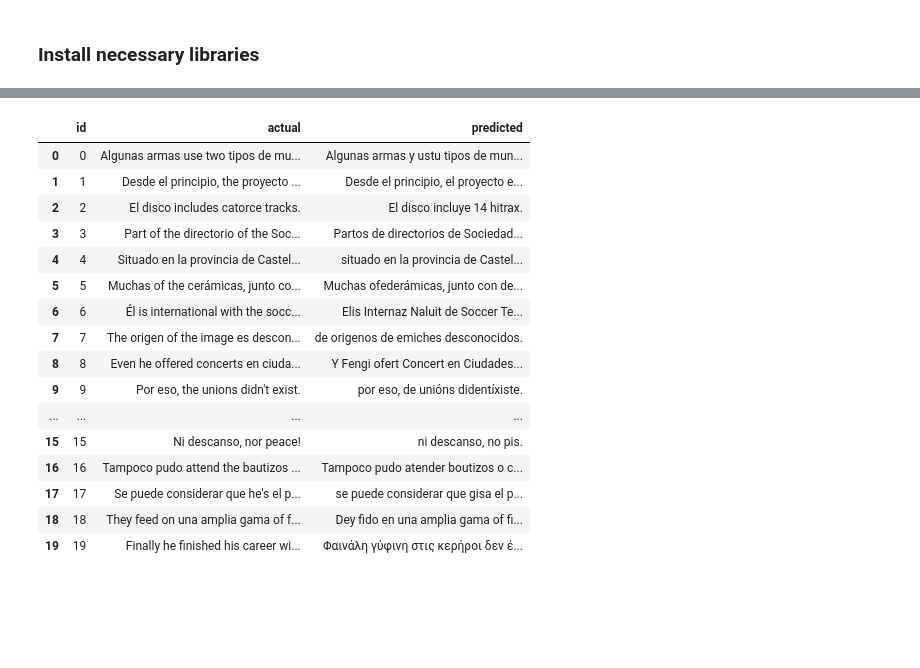
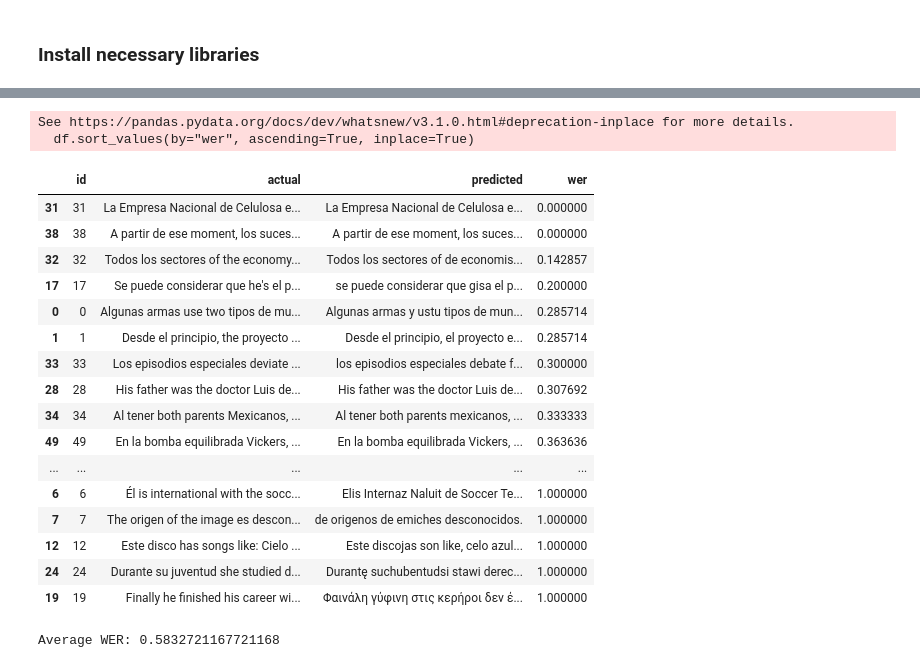
Before and after one commit to nielsenash/code-switching, a Jupyter notebook: code-switching.ipynb, the cells around one changed output, grey strips where cells are left out. Cells and saved outputs as stored; diff of their text form; code cells hidden in the pictures; blank space fills up the shorter version.

Commit message:
WER for code-switching samples

```diff
--- a/code-switching.ipynb
+++ b/code-switching.ipynb
@@ -121,7 +216,7 @@ for i in range(5):
 # %%
 import pandas as pd
 
-num_samples = min(20, len(dataset))
+num_samples = min(50, len(dataset))
 
 results = []
 
@@ -142,23 +237,44 @@ for i in range(num_samples):
     })
 
 df = pd.DataFrame(results)
-
-display(df)
-# %% [output]
-|  | id | actual | predicted |
-| 0 | 0 | Algunas armas use two tipos de mu... | Algunas armas y ustu tipos de mun... |
-| 1 | 1 | Desde el principio, the proyecto ... | Desde el principio, el proyecto e... |
-| 2 | 2 | El disco includes catorce tracks. | El disco incluye 14 hitrax. |
-| 3 | 3 | Part of the directorio of the Soc... | Partos de directorios de Sociedad... |
-| 4 | 4 | Situado en la provincia de Castel... | situado en la provincia de Castel... |
-| 5 | 5 | Muchas of the cerámicas, junto co... | Muchas ofederámicas, junto con de... |
-| 6 | 6 | Él is international with the socc... | Elis Internaz Naluit de Soccer Te... |
-| 7 | 7 | The origen of the image es descon... | de origenos de emiches desconocidos. |
-| 8 | 8 | Even he offered concerts en ciuda... | Y Fengi ofert Concert en Ciudades... |
-| 9 | 9 | Por eso, the unions didn't exist. | por eso, de unións didentíxiste. |
-| ... | ... | ... | ... |
-| 15 | 15 | Ni descanso, nor peace! | ni descanso, no pis. |
-| 16 | 16 | Tampoco pudo attend the bautizos ... | Tampoco pudo atender boutizos o c... |
-| 17 | 17 | Se puede considerar que he's el p... | se puede considerar que gisa el p... |
-| 18 | 18 | They feed on una amplia gama of f... | Dey fido en una amplia gama of fi... |
-| 19 | 19 | Finally he finished his career wi... | Φαινάλη γύφινη στις κερήροι δεν έ... |
+# %%
+# none of the predictions are exactly correct
+
+df["exactly_correct"] = df["actual"] == df["predicted"]
+# %%
+from jiwer import wer
+
+df["wer"] = [
+    wer(actual, predicted)
+    for actual, predicted in zip(
+        df["actual"],
+        df["predicted"]
+    )
+]
+
+df.sort_values(by="wer", ascending=True, inplace=True)
+
+display(df[["id", "actual", "predicted", "wer"]])
+
+print("Average WER:", df["wer"].mean())
+# %% [output]
+See https://pandas.pydata.org/docs/dev/whatsnew/v3.1.0.html#deprecation-inplace for more details.
+  df.sort_values(by="wer", ascending=True, inplace=True)
+|  | id | actual | predicted | wer |
+| 31 | 31 | La Empresa Nacional de Celulosa e... | La Empresa Nacional de Celulosa e... | 0.000000 |
+| 38 | 38 | A partir de ese moment, los suces... | A partir de ese moment, los suces... | 0.000000 |
+| 32 | 32 | Todos los sectores of the economy... | Todos los sectores of de economis... | 0.142857 |
+| 17 | 17 | Se puede considerar que he's el p... | se puede considerar que gisa el p... | 0.200000 |
+| 0 | 0 | Algunas armas use two tipos de mu... | Algunas armas y ustu tipos de mun... | 0.285714 |
+| 1 | 1 | Desde el principio, the proyecto ... | Desde el principio, el proyecto e... | 0.285714 |
+| 33 | 33 | Los episodios especiales deviate ... | los episodios especiales debate f... | 0.300000 |
+| 28 | 28 | His father was the doctor Luis de... | His father was the doctor Luis de... | 0.307692 |
+| 34 | 34 | Al tener both parents Mexicanos, ... | Al tener both parents mexicanos, ... | 0.333333 |
+| 49 | 49 | En la bomba equilibrada Vickers, ... | En la bomba equilibrada Vickers, ... | 0.363636 |
+| ... | ... | ... | ... | ... |
+| 6 | 6 | Él is international with the socc... | Elis Internaz Naluit de Soccer Te... | 1.000000 |
+| 7 | 7 | The origen of the image es descon... | de origenos de emiches desconocidos. | 1.000000 |
+| 12 | 12 | Este disco has songs like: Cielo ... | Este discojas son like, celo azul... | 1.000000 |
+| 24 | 24 | Durante su juventud she studied d... | Durantę suchubentudsi stawi derec... | 1.000000 |
+| 19 | 19 | Finally he finished his career wi... | Φαινάλη γύφινη στις κερήροι δεν έ... | 1.000000 |
+Average WER: 0.5832721167721168
```
Also changed, not shown: parts of 12 cells of this notebook, 1 other file.
